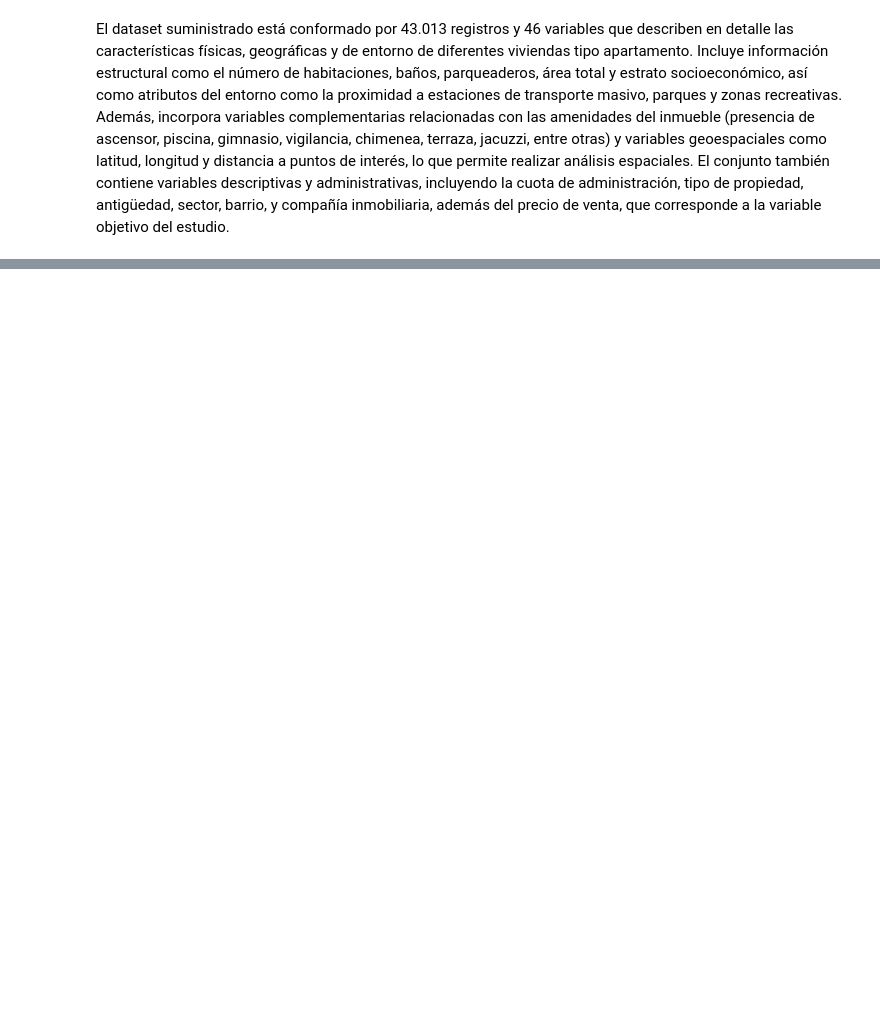
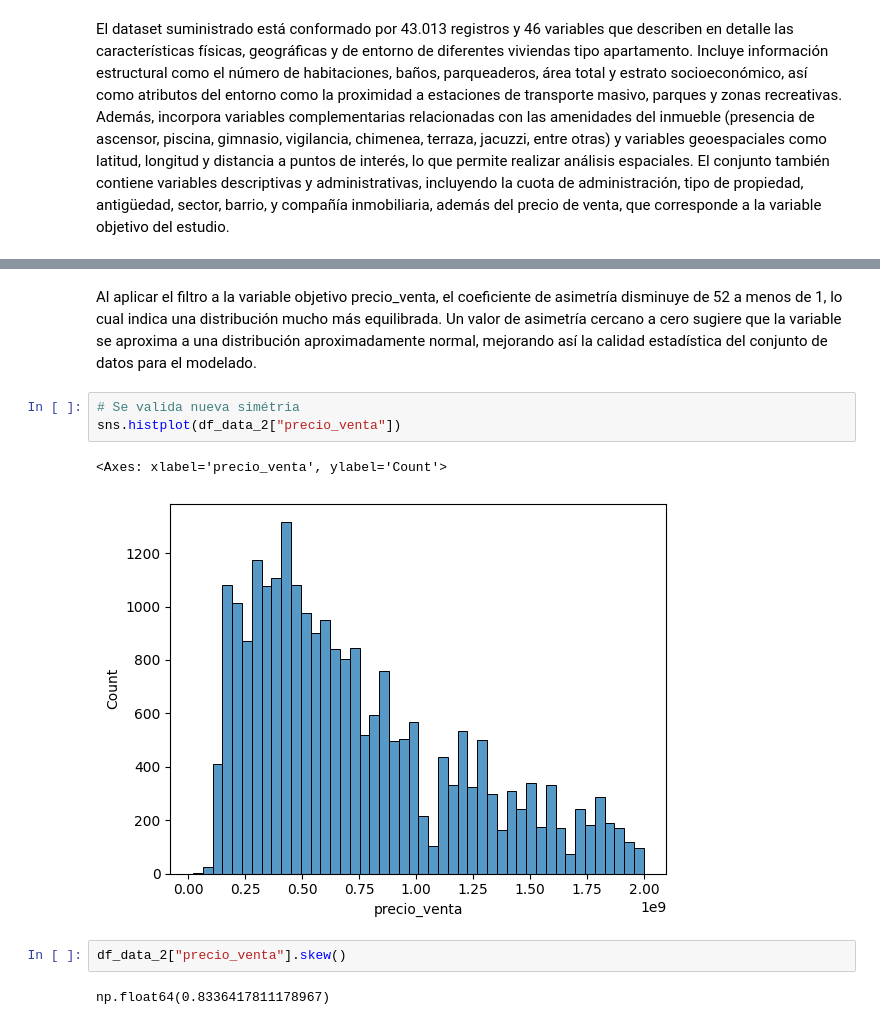
Before and after one commit to leodie1615/Taller2-Ciencia-Datos, a Jupyter notebook: taller2_final.ipynb, the cells around one changed output, grey strips where cells are left out. Drawn from its saved outputs; the diff is of its cells as text; blank space fills up the shorter version.

```diff
--- a/taller2_final.ipynb
+++ b/taller2_final.ipynb
@@ -477,0 +281,12 @@ plt.show()
+# %% [markdown]
+Al aplicar el filtro a la variable objetivo precio_venta, el coeficiente de asimetría disminuye de 52 a menos de 1, lo cual indica una distribución mucho más equilibrada. Un valor de asimetría cercano a cero sugiere que la variable se aproxima a una distribución aproximadamente normal, mejorando así la calidad estadística del conjunto de datos para el modelado.
+# %%
+# Se valida nueva simétria
+sns.histplot(df_data_2["precio_venta"])
+# %% [output]
+<Axes: xlabel='precio_venta', ylabel='Count'>
+[figure, added]
+# %%
+df_data_2["precio_venta"].skew()
+# %% [output]
+np.float64(0.8336417811178967)
```
Also changed, not shown: parts of 134 cells of this notebook, 1 other file.
